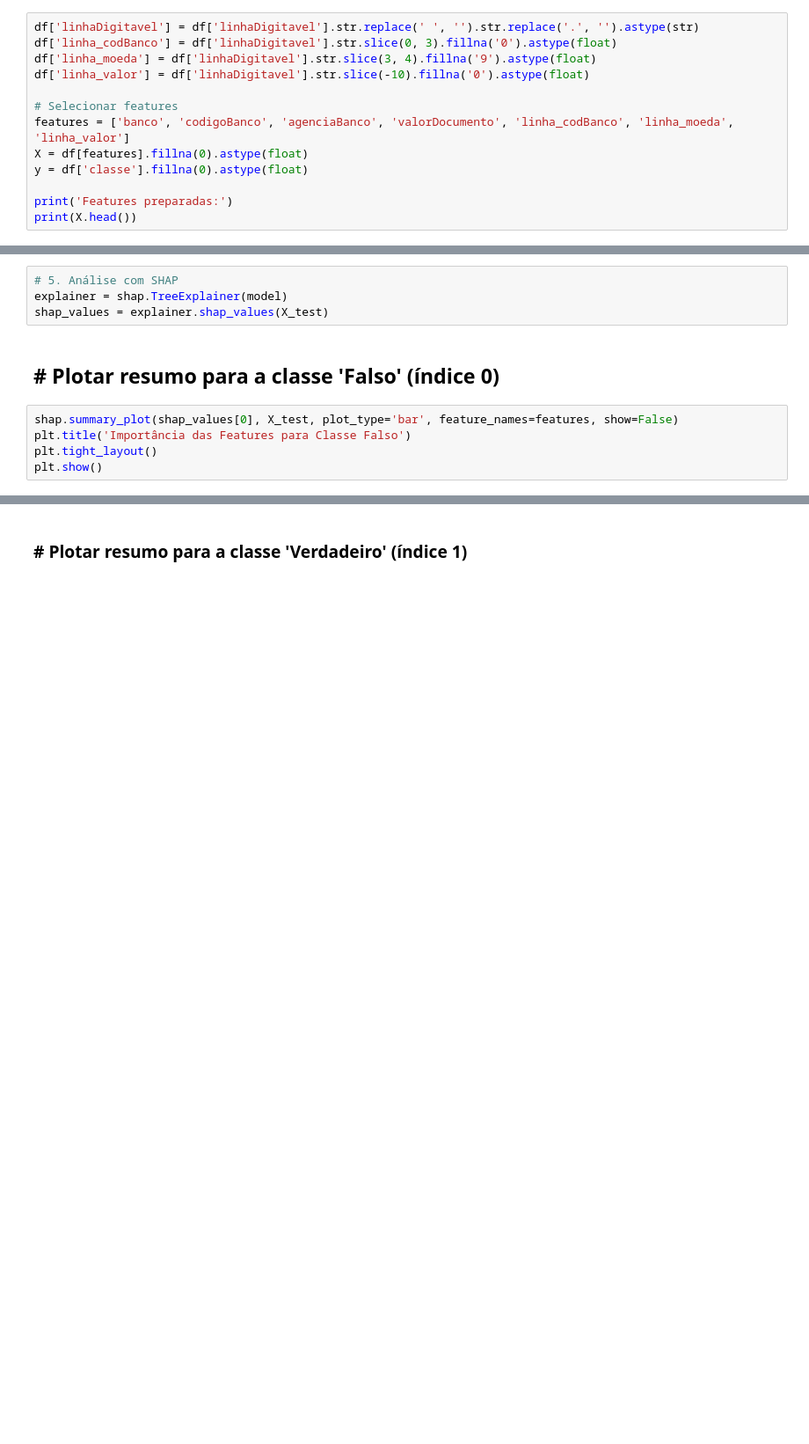
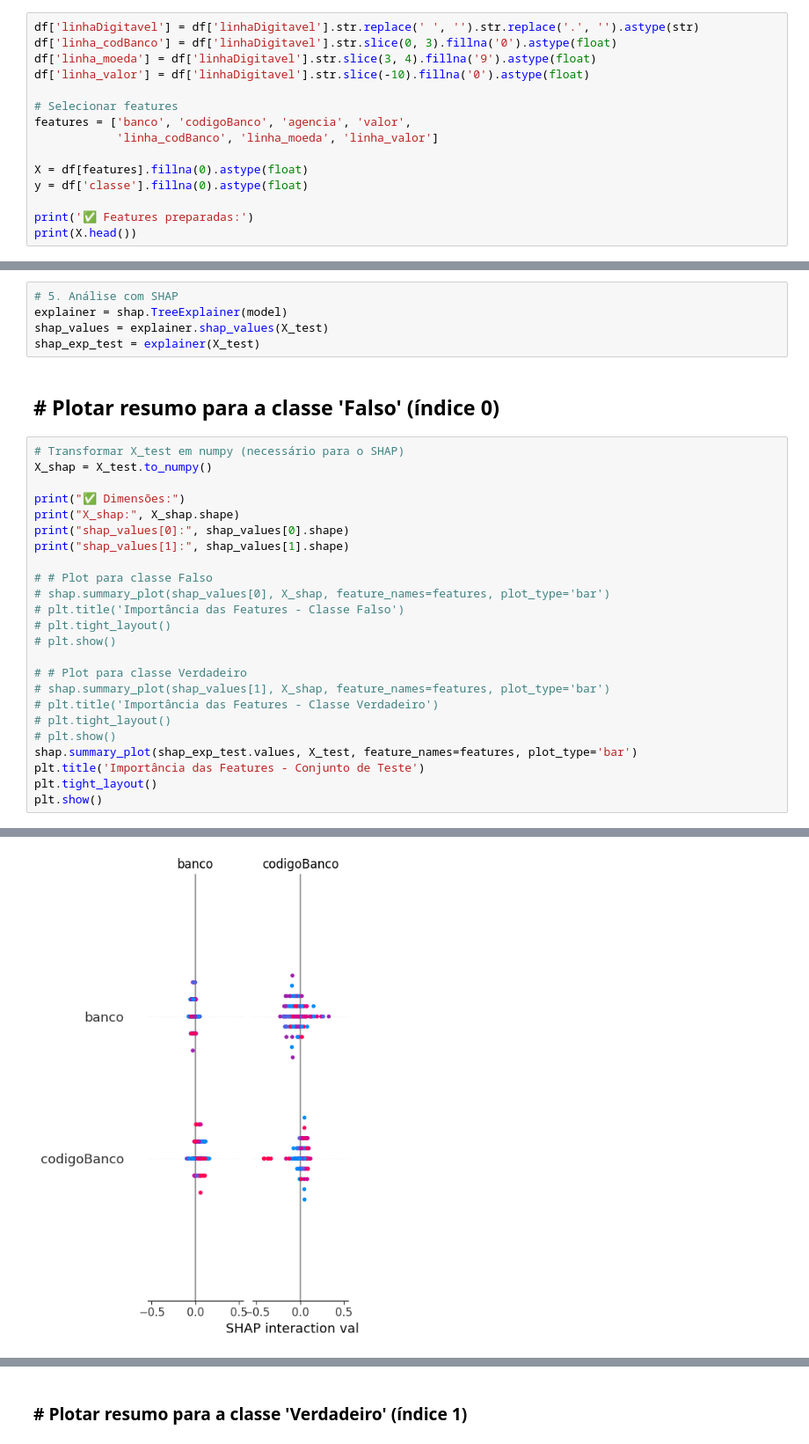
Before and after one commit to Daniel-Tavares-de-Lima/machine_learing_detecta_boletos, a Jupyter notebook: treinar_modelo_boleto_XAI.ipynb, the cells around one changed output, grey strips where cells are left out. Shown: that part at 88% size. Cells and saved outputs as stored; diff of their text form; blank space fills up the shorter version.

```diff
--- a/treinar_modelo_boleto_XAI.ipynb
+++ b/treinar_modelo_boleto_XAI.ipynb
@@ -72,9 +92,11 @@ df['linha_moeda'] = df['linhaDigitavel'].str.slice(3, 4).fillna('9').astype(floa
 df['linha_valor'] = df['linhaDigitavel'].str.slice(-10).fillna('0').astype(float)
 
 # Selecionar features
-features = ['banco', 'codigoBanco', 'agenciaBanco', 'valorDocumento', 'linha_codBanco', 'linha_moeda', 'linha_valor']
+features = ['banco', 'codigoBanco', 'agencia', 'valor',
+            'linha_codBanco', 'linha_moeda', 'linha_valor']
+
 X = df[features].fillna(0).astype(float)
 y = df['classe'].fillna(0).astype(float)
 
-print('Features preparadas:')
+print('✅ Features preparadas:')
 print(X.head())
@@ -101,10 +151,31 @@ print(classification_report(y_test, y_pred, target_names=['Falso', 'Verdadeiro']
 # 5. Análise com SHAP
 explainer = shap.TreeExplainer(model)
 shap_values = explainer.shap_values(X_test)
+shap_exp_test = explainer(X_test)
 # %% [markdown]
 ## # Plotar resumo para a classe 'Falso' (índice 0)
 # %%
-shap.summary_plot(shap_values[0], X_test, plot_type='bar', feature_names=features, show=False)
-plt.title('Importância das Features para Classe Falso')
+# Transformar X_test em numpy (necessário para o SHAP)
+X_shap = X_test.to_numpy()
+
+print("✅ Dimensões:")
+print("X_shap:", X_shap.shape)
+print("shap_values[0]:", shap_values[0].shape)
+print("shap_values[1]:", shap_values[1].shape)
+
+# # Plot para classe Falso
+# shap.summary_plot(shap_values[0], X_shap, feature_names=features, plot_type='bar')
+# plt.title('Importância das Features - Classe Falso')
+# plt.tight_layout()
+# plt.show()
+
+# # Plot para classe Verdadeiro
+# shap.summary_plot(shap_values[1], X_shap, feature_names=features, plot_type='bar')
+# plt.title('Importância das Features - Classe Verdadeiro')
+# plt.tight_layout()
+# plt.show()
+shap.summary_plot(shap_exp_test.values, X_test, feature_names=features, plot_type='bar')
+plt.title('Importância das Features - Conjunto de Teste')
 plt.tight_layout()
 plt.show()
+# %% [output]
@@ -110,0 +186 @@ plt.show()
+[figure, added]
```
Also changed, not shown: parts of 14 cells of this notebook, 1 other file.
